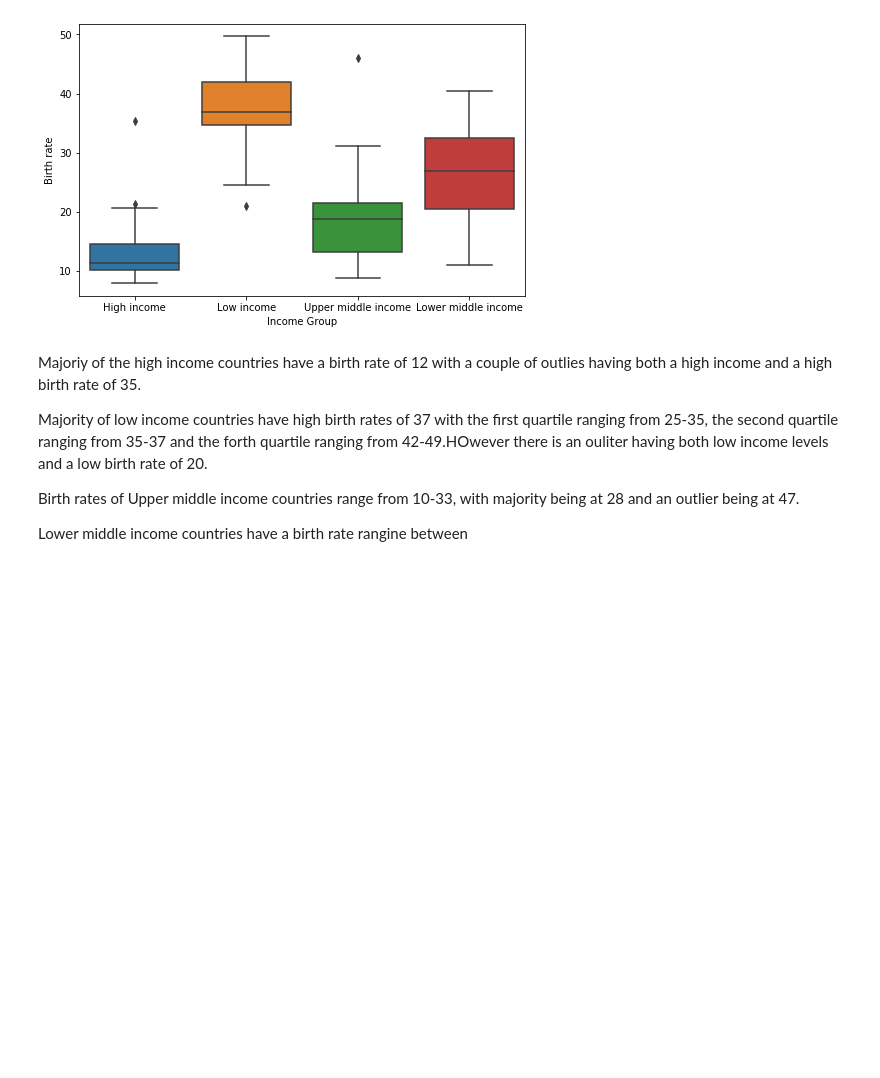
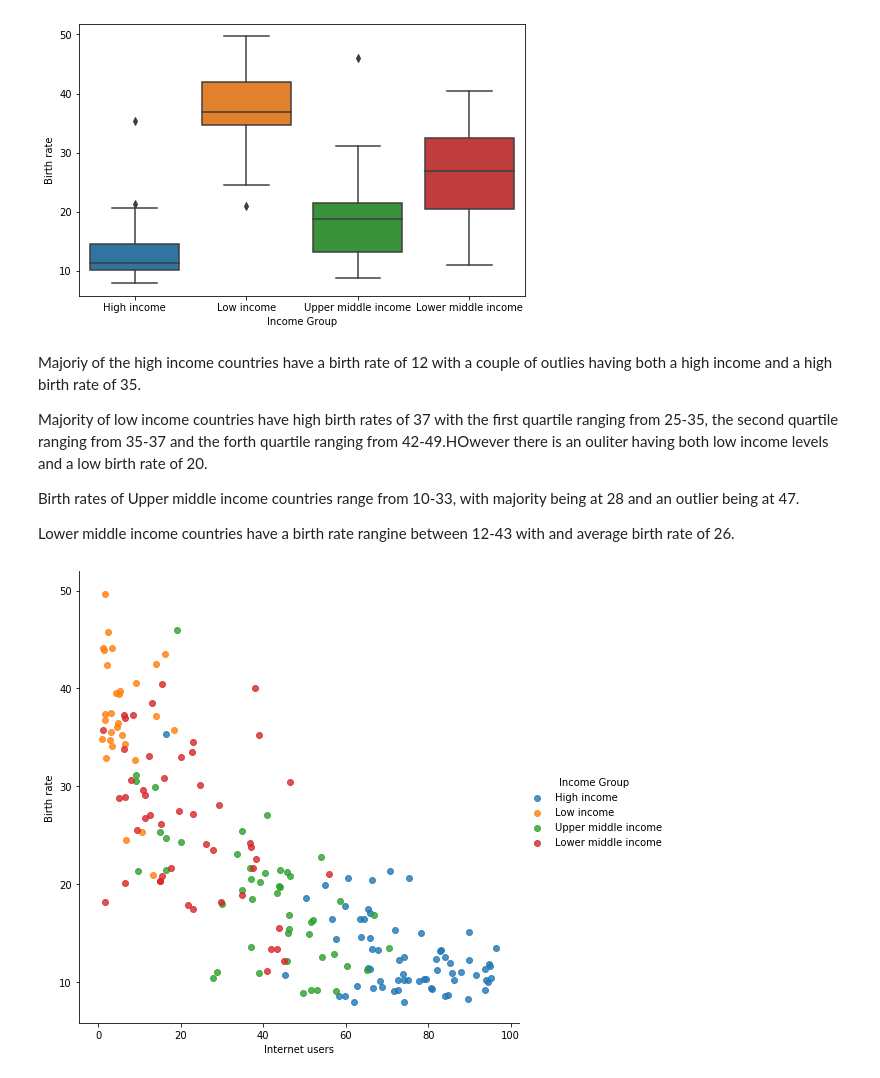
Before and after one commit to EugeneZnm/World-Demographic-Data-Analyisis, a Jupyter notebook: World Trends Analysis.ipynb, the cells around one changed output. Drawn from its saved outputs; the diff is of its cells as text; code cells hidden in the pictures; blank space fills up the shorter version.

Commit message:
Birth rate against Internet usage at evey income level

```diff
--- a/World Trends Analysis.ipynb
+++ b/World Trends Analysis.ipynb
@@ -387,4 +387,10 @@ Majority of low income countries have high birth rates of 37 with the first quar
 
 Birth rates of Upper middle income countries range from 10-33, with majority being at 28 and an outlier being at 47.
 
-Lower middle income countries have a birth rate rangine between
+Lower middle income countries have a birth rate rangine between 12-43 with and average birth rate of 26.
+# %%
+# Birthrate to Internet users linear regression model
+vis3 = sns.lmplot(data=stats, x='Internet users', y='Birth rate',
+                  fit_reg =False, hue='Income Group', size=7, aspect=1)
+# %% [output]
+[figure, added]
```
Also changed, not shown: parts of 1 cell of this notebook.
